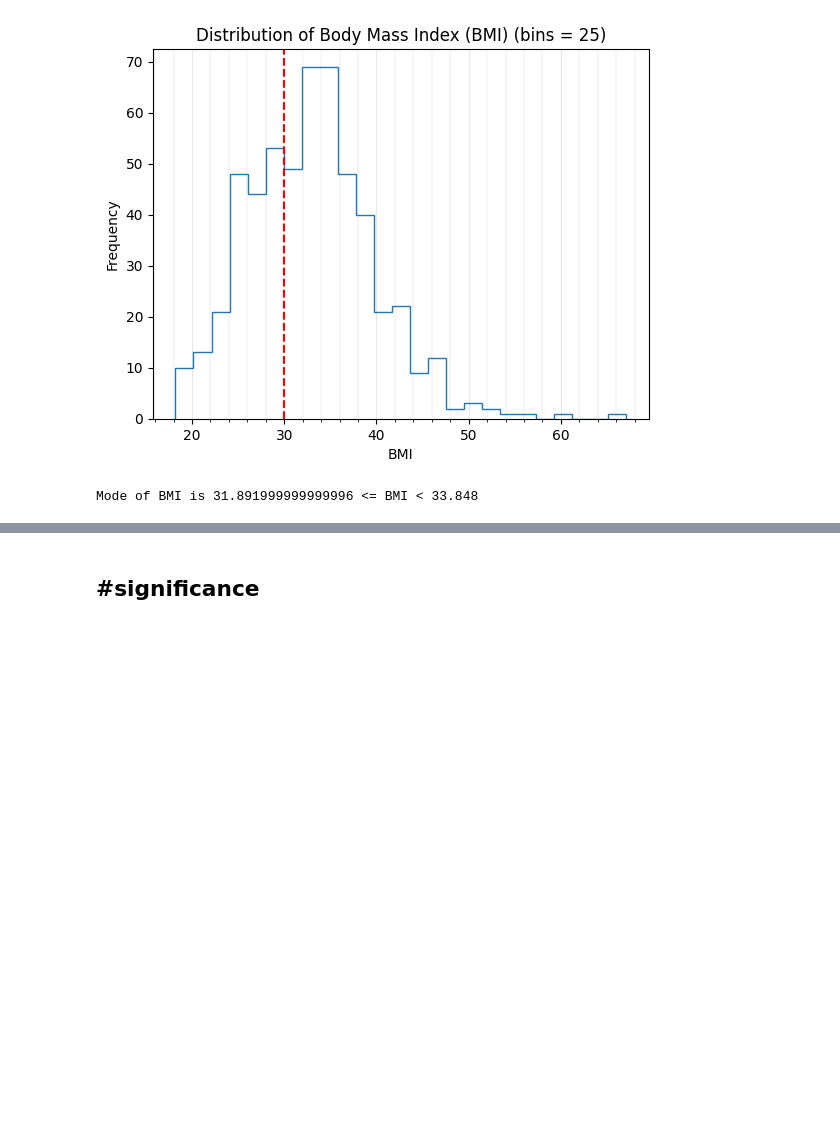
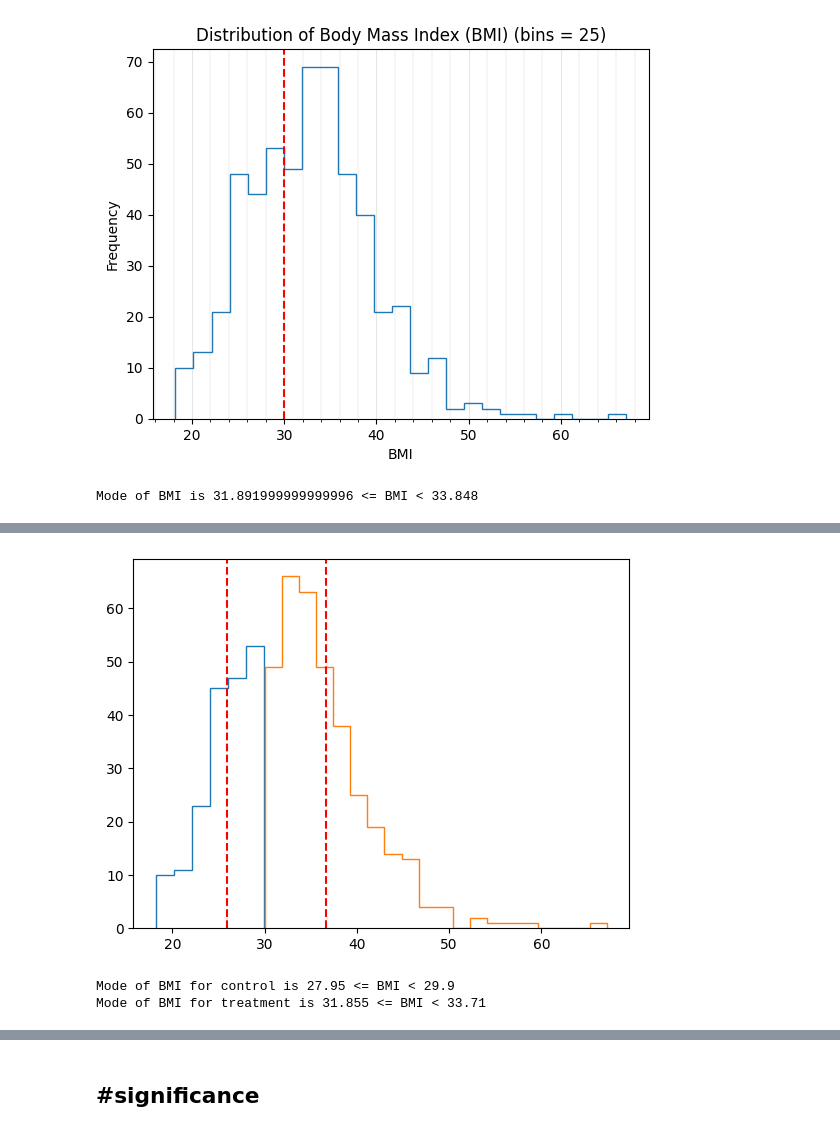
Before and after one commit to 000alen/cs50-statistical-inference, a Jupyter notebook: Alen.ipynb, the cells around one changed output, grey strips where cells are left out. Drawn from its saved outputs; the diff is of its cells as text; code cells hidden in the pictures; blank space fills up the shorter version.

```diff
--- a/Alen.ipynb
+++ b/Alen.ipynb
@@ -124,4 +125,42 @@ print(f"Mode of {Y} is {lower} <= {Y} < {upper}")
 Mode of SkinThickness is 29.080000000000002 <= SkinThickness < 32.760000000000005
+# %%
+control_range = control[X].max() - control[X].min()
+treatment_range = treatment[X].max() - treatment[X].min()
+max_range = max(control_range, treatment_range)
+control_bins = round(control_range / max_range * BINS)
+treatment_bins = round(treatment_range / max_range * BINS)
+
+figure, ax = plt.subplots()
+
+n_1, bins_1, _ = ax.hist(
+    control[X],
+    bins=control_bins,
+    histtype="step",
+)
+
+ax.axvline(numpy.mean(control[X]), color="r", ls="--")
+
+n_2, bins_2, _ = ax.hist(
+    treatment[X],
+    bins=treatment_bins,
+    histtype="step",
+)
+ax.axvline(numpy.mean(treatment[X]), color="r", ls="--")
+plt.show()
+
+i = numpy.argmax(n_1)
+lower = bins_1[i]
+upper = bins_1[i + 1]
+print(f"Mode of {X} for control is {lower} <= {X} < {upper}")
+
+i = numpy.argmax(n_2)
+lower = bins_2[i]
+upper = bins_2[i + 1]
+print(f"Mode of {X} for treatment is {lower} <= {X} < {upper}")
+# %% [output]
+[figure, added]
+Mode of BMI for control is 27.95 <= BMI < 29.9
+Mode of BMI for treatment is 31.855 <= BMI < 33.71
 # %%
 control_range = control[Y].max() - control[Y].min()
 treatment_range = treatment[Y].max() - treatment[Y].min()
```
Also changed, not shown: parts of 6 cells of this notebook, 5 other files.
